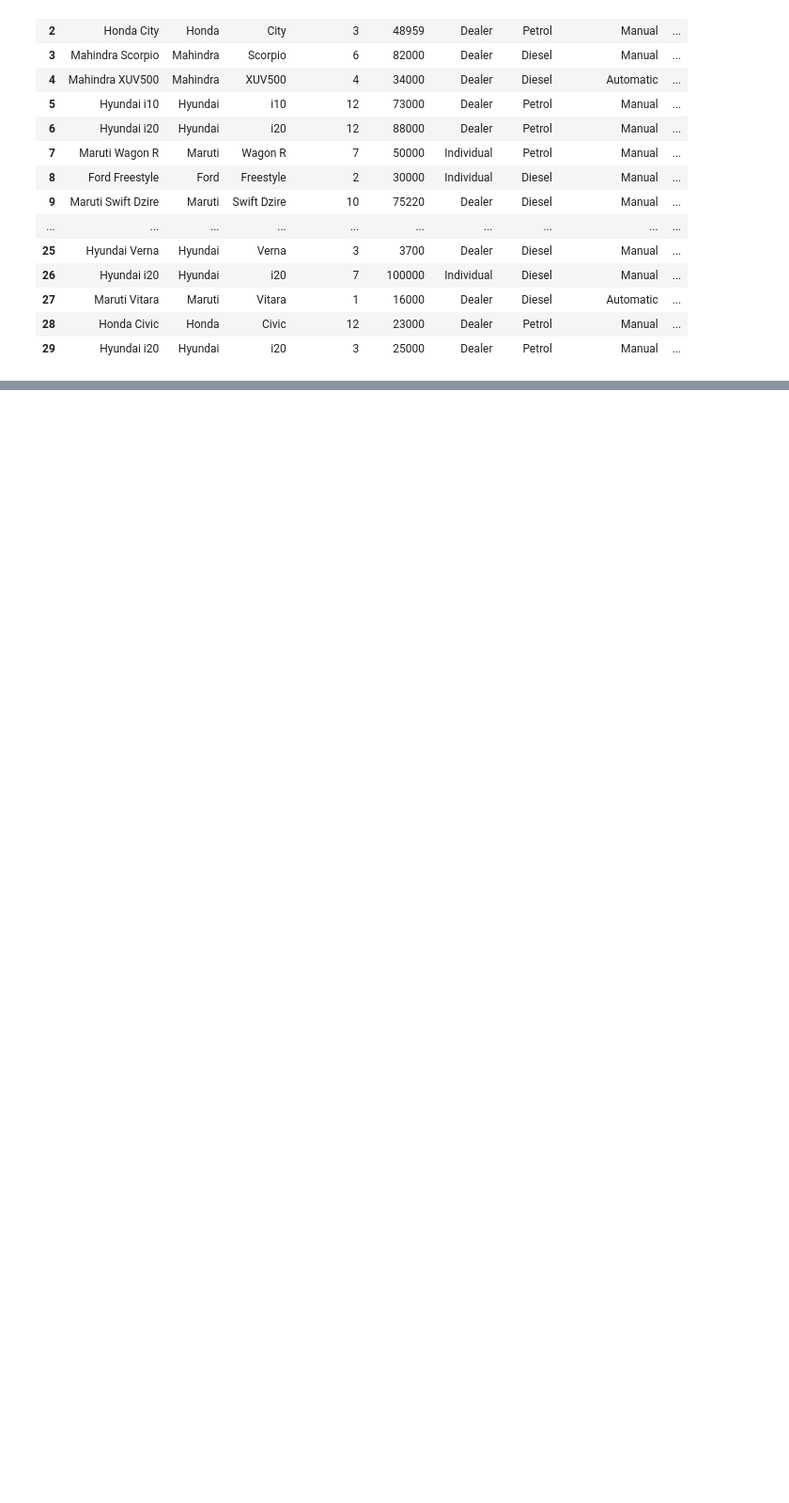
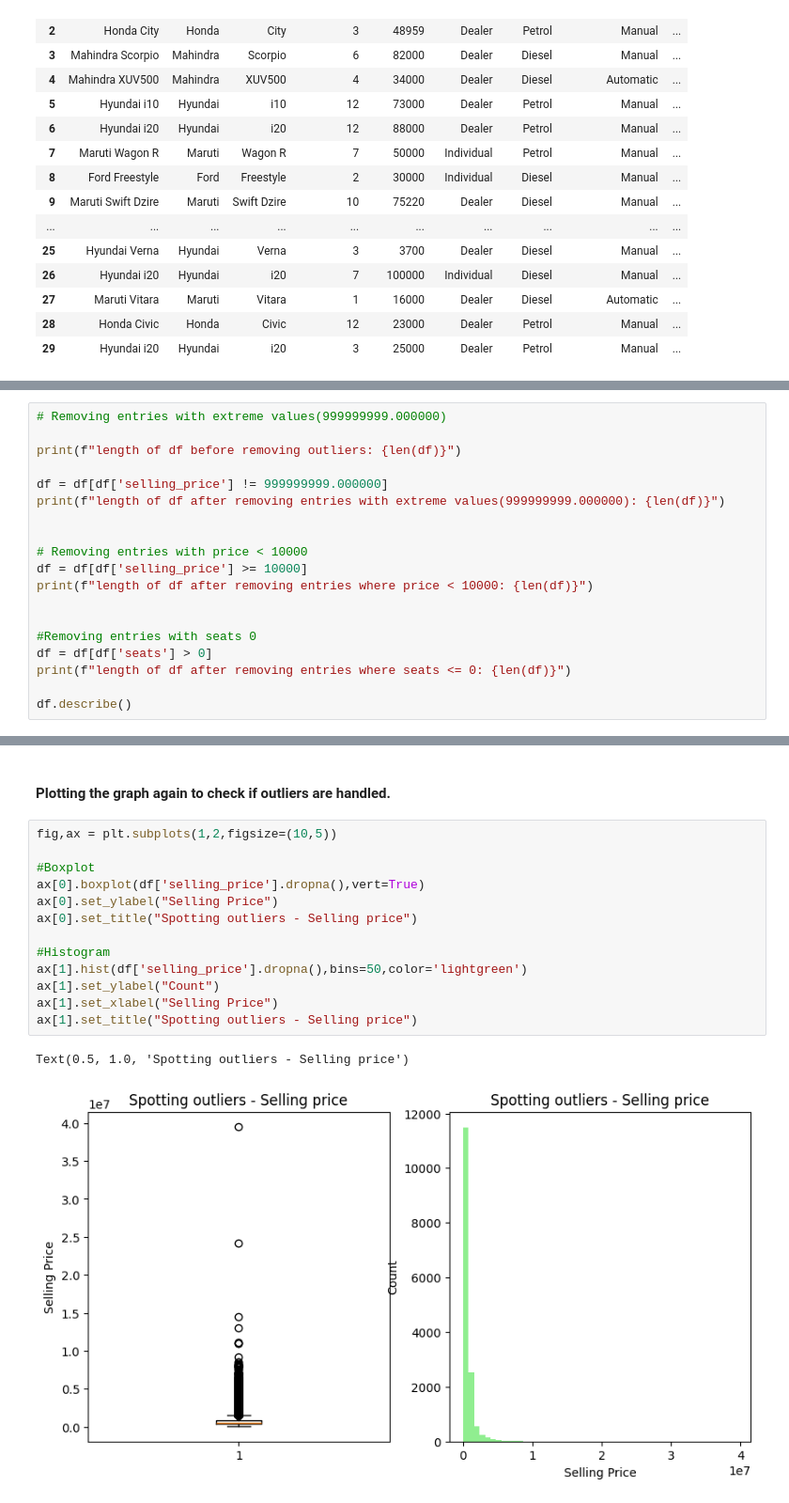
Before and after one commit to VeenaKodimala/Certificate-Program-in-AIML-IIT-Patna, a Jupyter notebook: MODULE 2 - CLASSICAL ML/Handling Real world messy data/Data Exploration.ipynb, the cells around one changed output, grey strips where cells are left out. Shown at 94% size. Cells and saved outputs as stored; diff of their text form; blank space fills up the shorter version.

```diff
--- a/MODULE 2 - CLASSICAL ML/Handling Real world messy data/Data Exploration.ipynb
+++ b/MODULE 2 - CLASSICAL ML/Handling Real world messy data/Data Exploration.ipynb
@@ -308,0 +561,19 @@ df['km_driven'] = pd.to_numeric(df['km_driven'])
+# %%
+# Removing entries with extreme values(999999999.000000)
+
+print(f"length of df before removing outliers: {len(df)}")
+
+df = df[df['selling_price'] != 999999999.000000]
+print(f"length of df after removing entries with extreme values(999999999.000000): {len(df)}")
+
+
+# Removing entries with price < 10000
+df = df[df['selling_price'] >= 10000]
+print(f"length of df after removing entries where price < 10000: {len(df)}")
+
+
+#Removing entries with seats 0
+df = df[df['seats'] > 0]
+print(f"length of df after removing entries where seats <= 0: {len(df)}")
+
+df.describe()
@@ -308,0 +594,18 @@ df['km_driven'] = pd.to_numeric(df['km_driven'])
+# %% [markdown]
+#### Plotting the graph again to check if outliers are handled.
+# %%
+fig,ax = plt.subplots(1,2,figsize=(10,5))
+
+#Boxplot
+ax[0].boxplot(df['selling_price'].dropna(),vert=True)
+ax[0].set_ylabel("Selling Price")
+ax[0].set_title("Spotting outliers - Selling price")
+
+#Histogram
+ax[1].hist(df['selling_price'].dropna(),bins=50,color='lightgreen')
+ax[1].set_ylabel("Count")
+ax[1].set_xlabel("Selling Price")
+ax[1].set_title("Spotting outliers - Selling price")
+# %% [output]
+Text(0.5, 1.0, 'Spotting outliers - Selling price')
+[figure, added]
```
Also changed, not shown: parts of 35 cells of this notebook, 2 other files.
